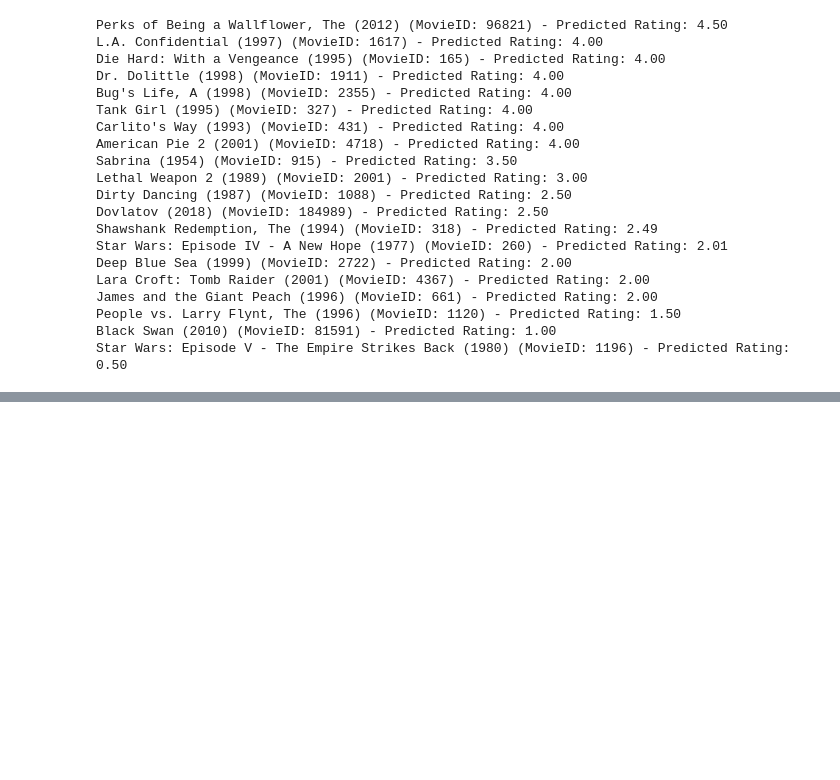
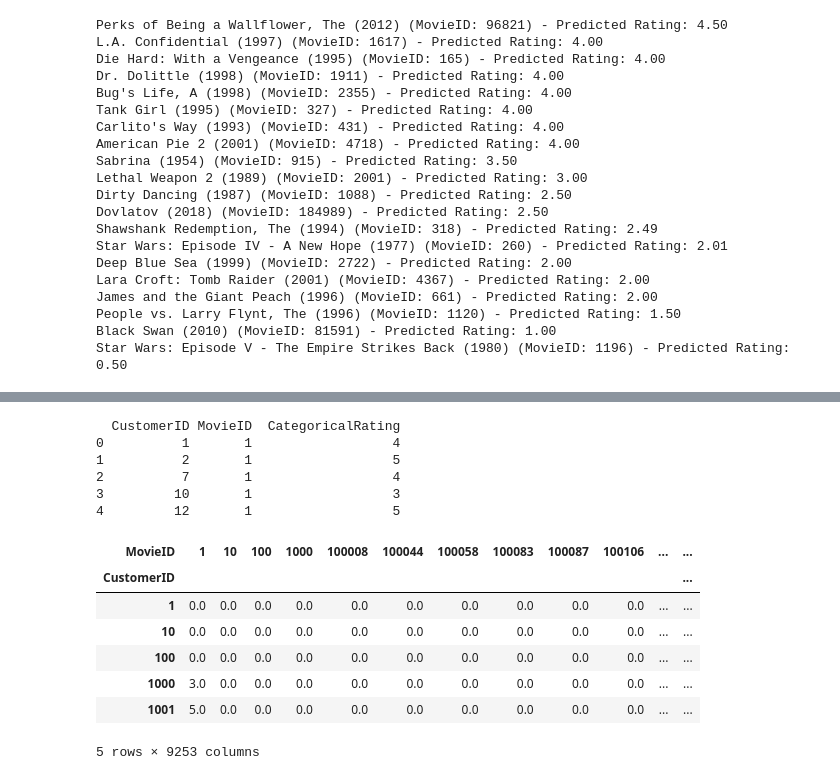
Before and after one commit to nadiaaflatounian/Recommender-systems-for-Movielens-and-Netflix, a Jupyter notebook: cf-userknn movielens.ipynb, the cells around one changed output, grey strips where cells are left out. Drawn from its saved outputs; the diff is of its cells as text; code cells hidden in the pictures; blank space fills up the shorter version.

```diff
--- a/cf-userknn movielens.ipynb
+++ b/cf-userknn movielens.ipynb
@@ -558,0 +680,6 @@ Star Wars: Episode V - The Empire Strikes Back (1980) (MovieID: 1196) - Predicte
+# %%
+# creating categorical column with values (1, 2, 3, 4, 5 ) for ratings for classification purpose
+training_df['CategoricalRating'] = training_df['Rating'].astype(int)
+
+# Display the DataFrame to verify the changes
+print(training_df.head())
@@ -558,0 +704,34 @@ Star Wars: Episode V - The Empire Strikes Back (1980) (MovieID: 1196) - Predicte
+# %%
+# creating dataframe with required columns
+knn_data = training_df[['CustomerID', 'MovieID', 'CategoricalRating']]
+
+# Display the prepared DataFrame
+print(knn_data.head())
+# %% [output]
+  CustomerID MovieID  CategoricalRating
+0          1       1                  4
+1          2       1                  5
+2          7       1                  4
+3         10       1                  3
+4         12       1                  5
+# %%
+from sklearn.model_selection import train_test_split
+classification_train, classification_test = train_test_split(knn_data, test_size=0.2, random_state=42)
+train_set, val_set = train_test_split(classification_train, test_size=0.2, random_state=42)
+# %%
+# Creating the user-item matrix
+train_set_matrix = train_set.pivot_table(index='CustomerID', columns='MovieID', values='CategoricalRating')
+
+# Fill NA values with 0 or a placeholder indicating unrated
+train_set_matrix.fillna(0, inplace=True)
+# %%
+train_set_matrix.head()
+# %% [output]
+| MovieID | 1 | 10 | 100 | 1000 | 100008 | 100044 | 100058 | 100083 | 100087 | 100106 | ... | ... |
+| CustomerID |  |  |  |  |  |  |  |  |  |  |  | ... |
+| 1 | 0.0 | 0.0 | 0.0 | 0.0 | 0.0 | 0.0 | 0.0 | 0.0 | 0.0 | 0.0 | ... | ... |
+| 10 | 0.0 | 0.0 | 0.0 | 0.0 | 0.0 | 0.0 | 0.0 | 0.0 | 0.0 | 0.0 | ... | ... |
+| 100 | 0.0 | 0.0 | 0.0 | 0.0 | 0.0 | 0.0 | 0.0 | 0.0 | 0.0 | 0.0 | ... | ... |
+| 1000 | 3.0 | 0.0 | 0.0 | 0.0 | 0.0 | 0.0 | 0.0 | 0.0 | 0.0 | 0.0 | ... | ... |
+| 1001 | 5.0 | 0.0 | 0.0 | 0.0 | 0.0 | 0.0 | 0.0 | 0.0 | 0.0 | 0.0 | ... | ... |
+5 rows × 9253 columns
```
Also changed, not shown: parts of 48 cells of this notebook, 1 other file.
